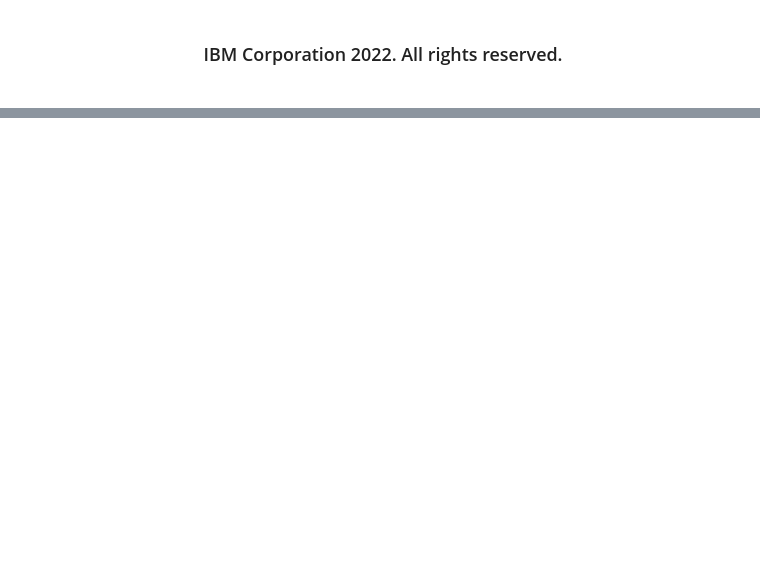
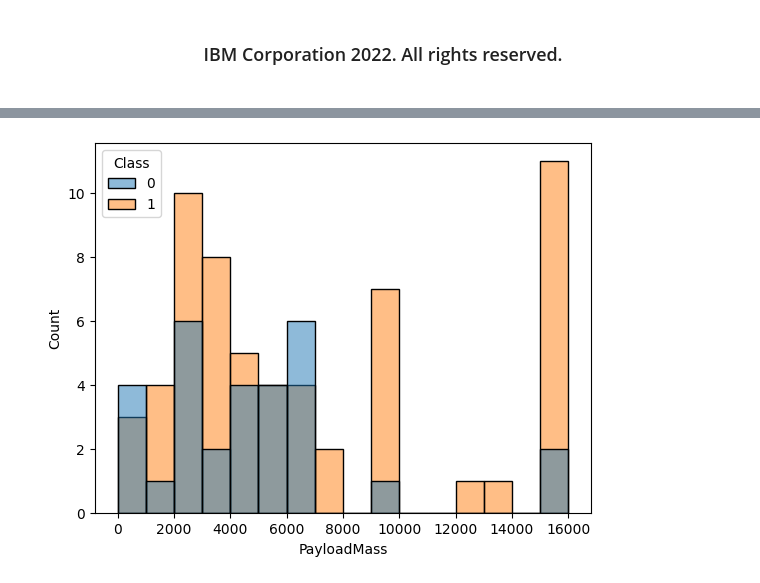
Before and after one commit to arya-prayoga/IBM-Data-Science-Professional-Certificate, a Jupyter notebook: Applied Data Science Capstone/edadataviz.ipynb, the cells around one changed output, grey strips where cells are left out. Cells and saved outputs as stored; diff of their text form; code cells hidden in the pictures; blank space fills up the shorter version.

```diff
--- a/Applied Data Science Capstone/edadataviz.ipynb
+++ b/Applied Data Science Capstone/edadataviz.ipynb
@@ -274,0 +293,5 @@ features_one_hot.to_csv('dataset_part_3.csv', index=False)
+# %%
+sns.histplot(data=df, x='PayloadMass', hue='Class', element='bars', stat='count', binwidth=1000, binrange=[0,16000])
+plt.show()
+# %% [output]
+[figure, added]
```
Also changed, not shown: parts of 6 cells of this notebook.
